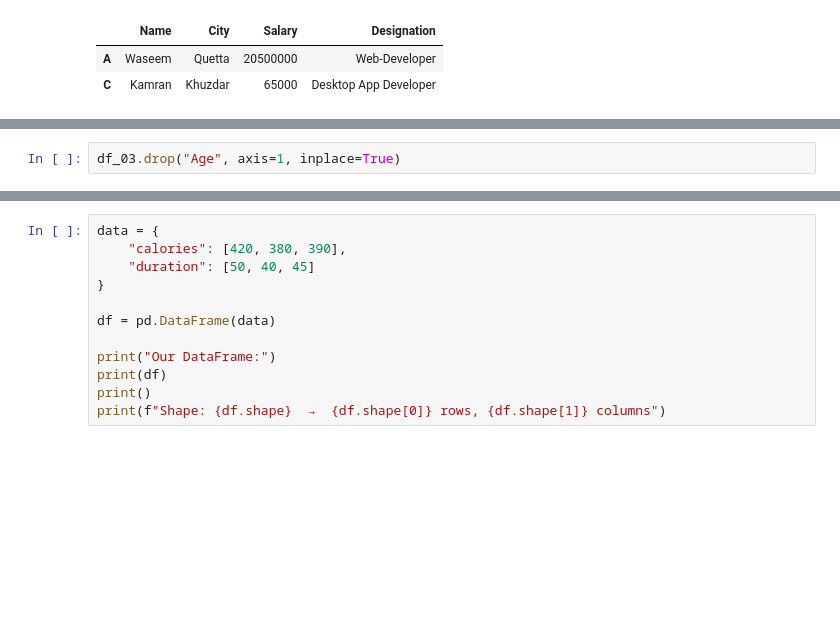
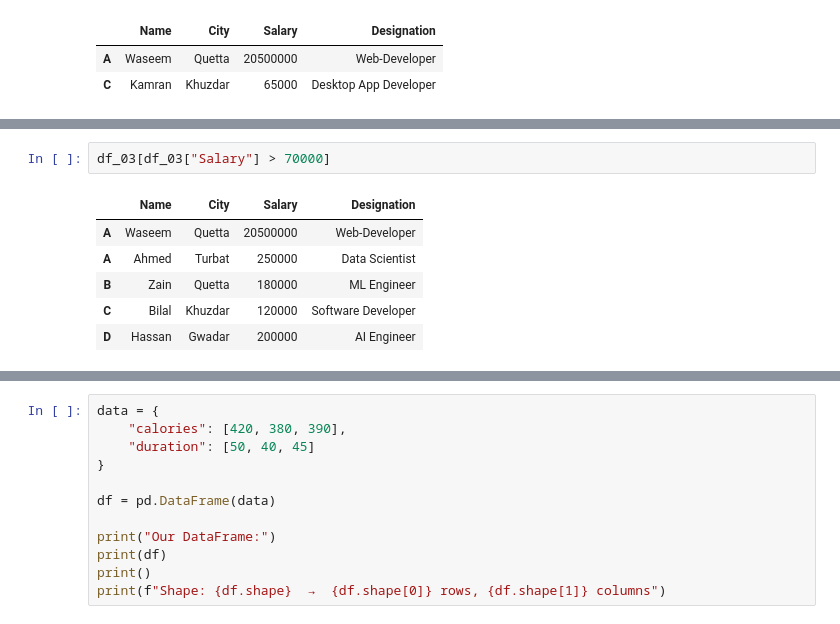
Before and after one commit to waseem-development/AI-NAVTTC, a Jupyter notebook: python/pandas/3_pandas_dataframes.ipynb, the cells around one changed output, grey strips where cells are left out. Drawn from its saved outputs; the diff is of its cells as text; blank space fills up the shorter version.

```diff
--- a/python/pandas/3_pandas_dataframes.ipynb
+++ b/python/pandas/3_pandas_dataframes.ipynb
@@ -246,2 +264,0 @@ df_03.info()
-# %%
-df_03.drop("Age", axis=1, inplace=True)
@@ -249,0 +282,9 @@ KeyError: "['Age'] not found in axis"
+# %%
+df_03[df_03["Salary"] > 70000]
+# %% [output]
+|  | Name | City | Salary | Designation |
+| A | Waseem | Quetta | 20500000 | Web-Developer |
+| A | Ahmed | Turbat | 250000 | Data Scientist |
+| B | Zain | Quetta | 180000 | ML Engineer |
+| C | Bilal | Khuzdar | 120000 | Software Developer |
+| D | Hassan | Gwadar | 200000 | AI Engineer |
```
Also changed, not shown: parts of 7 cells of this notebook, 1 other file.
